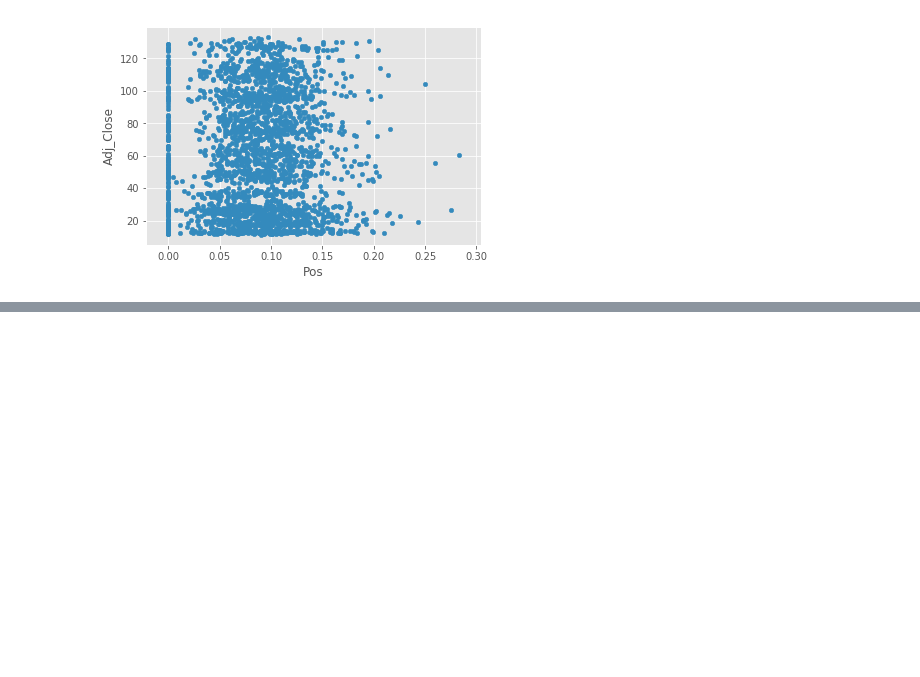
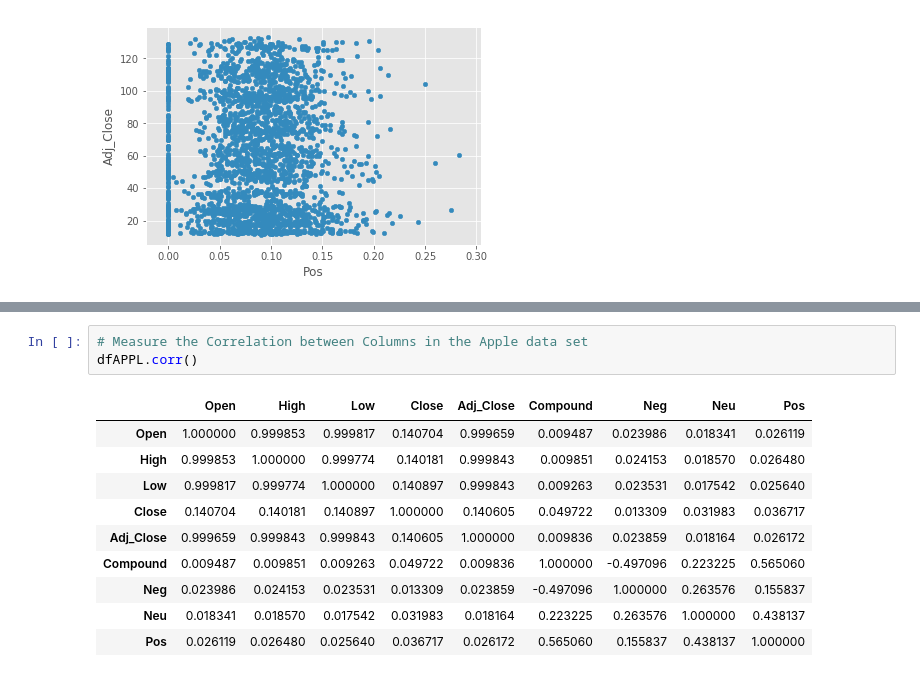
Before and after one commit to micattia/Capstone, a Jupyter notebook: 04_Bivariate_analysis.ipynb, the cells around one changed output, grey strips where cells are left out. Saved outputs shown, nothing was run; the diff lists cells and outputs as text; blank space fills up the shorter version.

```diff
--- a/04_Bivariate_analysis.ipynb
+++ b/04_Bivariate_analysis.ipynb
@@ -94,0 +109,14 @@ dfAPPL.plot.scatter(x='Pos',y='Adj_Close')
+# %%
+# Measure the Correlation between Columns in the Apple data set
+dfAPPL.corr()
+# %% [output]
+|  | Open | High | Low | Close | Adj_Close | Compound | Neg | Neu | Pos |
+| Open | 1.000000 | 0.999853 | 0.999817 | 0.140704 | 0.999659 | 0.009487 | 0.023986 | 0.018341 | 0.026119 |
+| High | 0.999853 | 1.000000 | 0.999774 | 0.140181 | 0.999843 | 0.009851 | 0.024153 | 0.018570 | 0.026480 |
+| Low | 0.999817 | 0.999774 | 1.000000 | 0.140897 | 0.999843 | 0.009263 | 0.023531 | 0.017542 | 0.025640 |
+| Close | 0.140704 | 0.140181 | 0.140897 | 1.000000 | 0.140605 | 0.049722 | 0.013309 | 0.031983 | 0.036717 |
+| Adj_Close | 0.999659 | 0.999843 | 0.999843 | 0.140605 | 1.000000 | 0.009836 | 0.023859 | 0.018164 | 0.026172 |
+| Compound | 0.009487 | 0.009851 | 0.009263 | 0.049722 | 0.009836 | 1.000000 | -0.497096 | 0.223225 | 0.565060 |
+| Neg | 0.023986 | 0.024153 | 0.023531 | 0.013309 | 0.023859 | -0.497096 | 1.000000 | 0.263576 | 0.155837 |
+| Neu | 0.018341 | 0.018570 | 0.017542 | 0.031983 | 0.018164 | 0.223225 | 0.263576 | 1.000000 | 0.438137 |
+| Pos | 0.026119 | 0.026480 | 0.025640 | 0.036717 | 0.026172 | 0.565060 | 0.155837 | 0.438137 | 1.000000 |
```
Also changed, not shown: parts of 2 cells of this notebook.
